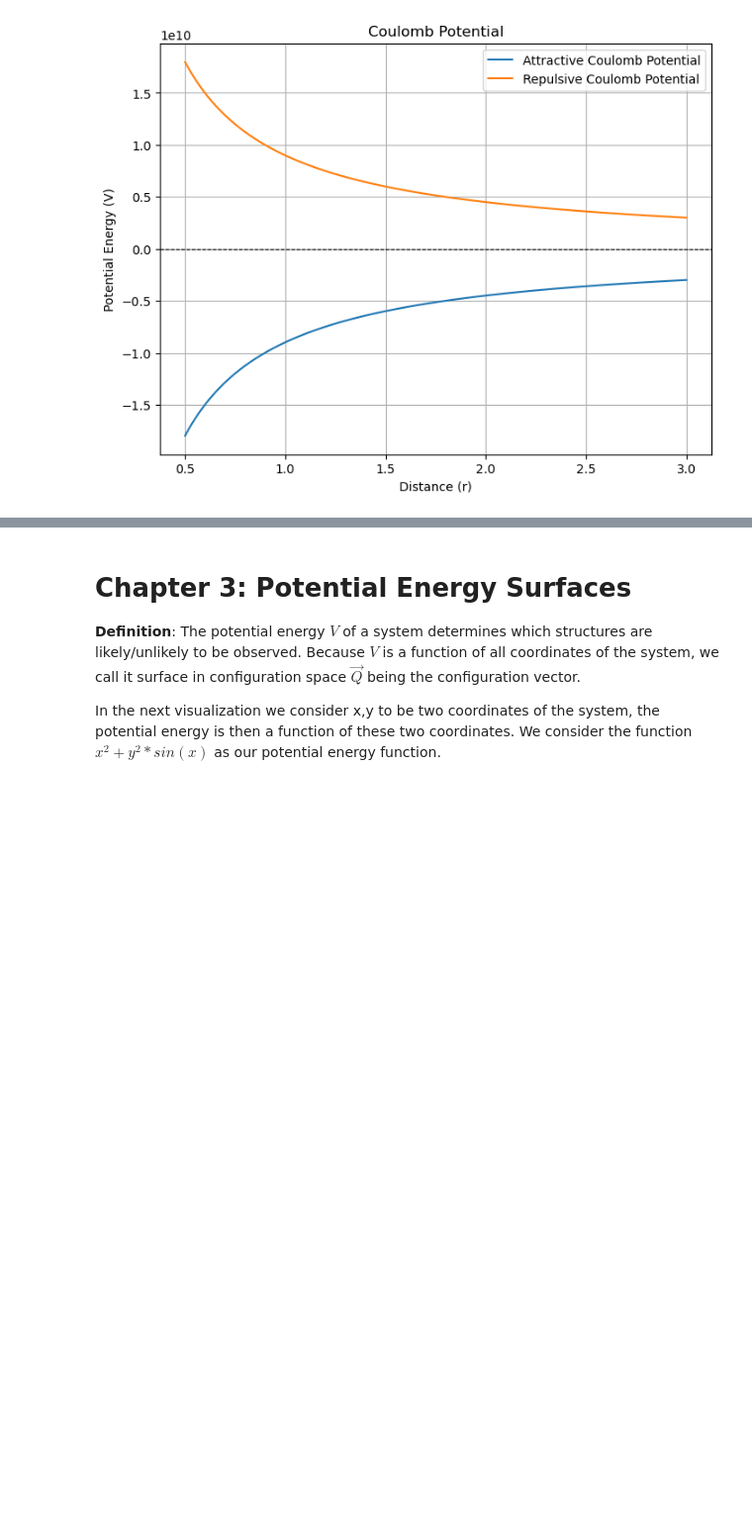
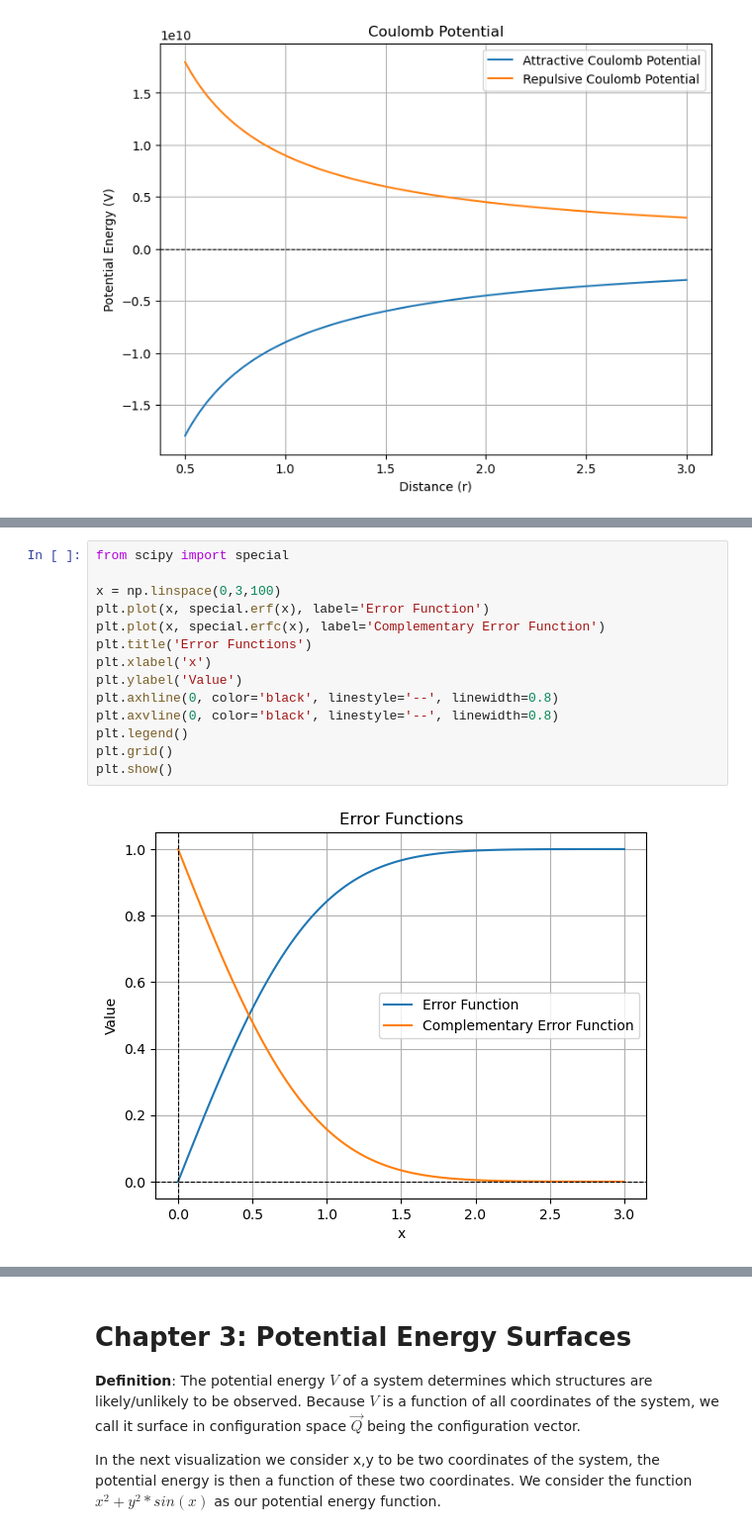
Before and after one commit to LukasMeinschad/Studium, a Jupyter notebook: Chemie/TC/Comp_Sim/Comp_Sim.ipynb, the cells around one changed output, grey strips where cells are left out. Shown at 99% size. Drawn from its saved outputs; the diff is of its cells as text; blank space fills up the shorter version.

```diff
--- a/Chemie/TC/Comp_Sim/Comp_Sim.ipynb
+++ b/Chemie/TC/Comp_Sim/Comp_Sim.ipynb
@@ -165,0 +279,16 @@ plt.show()
+# %%
+from scipy import special
+
+x = np.linspace(0,3,100)
+plt.plot(x, special.erf(x), label='Error Function')
+plt.plot(x, special.erfc(x), label='Complementary Error Function')
+plt.title('Error Functions')
+plt.xlabel('x')
+plt.ylabel('Value')
+plt.axhline(0, color='black', linestyle='--', linewidth=0.8)
+plt.axvline(0, color='black', linestyle='--', linewidth=0.8)
+plt.legend()
+plt.grid()
+plt.show()
+# %% [output]
+[figure, added]
```
Also changed, not shown: parts of 31 cells of this notebook, 11 other files.
